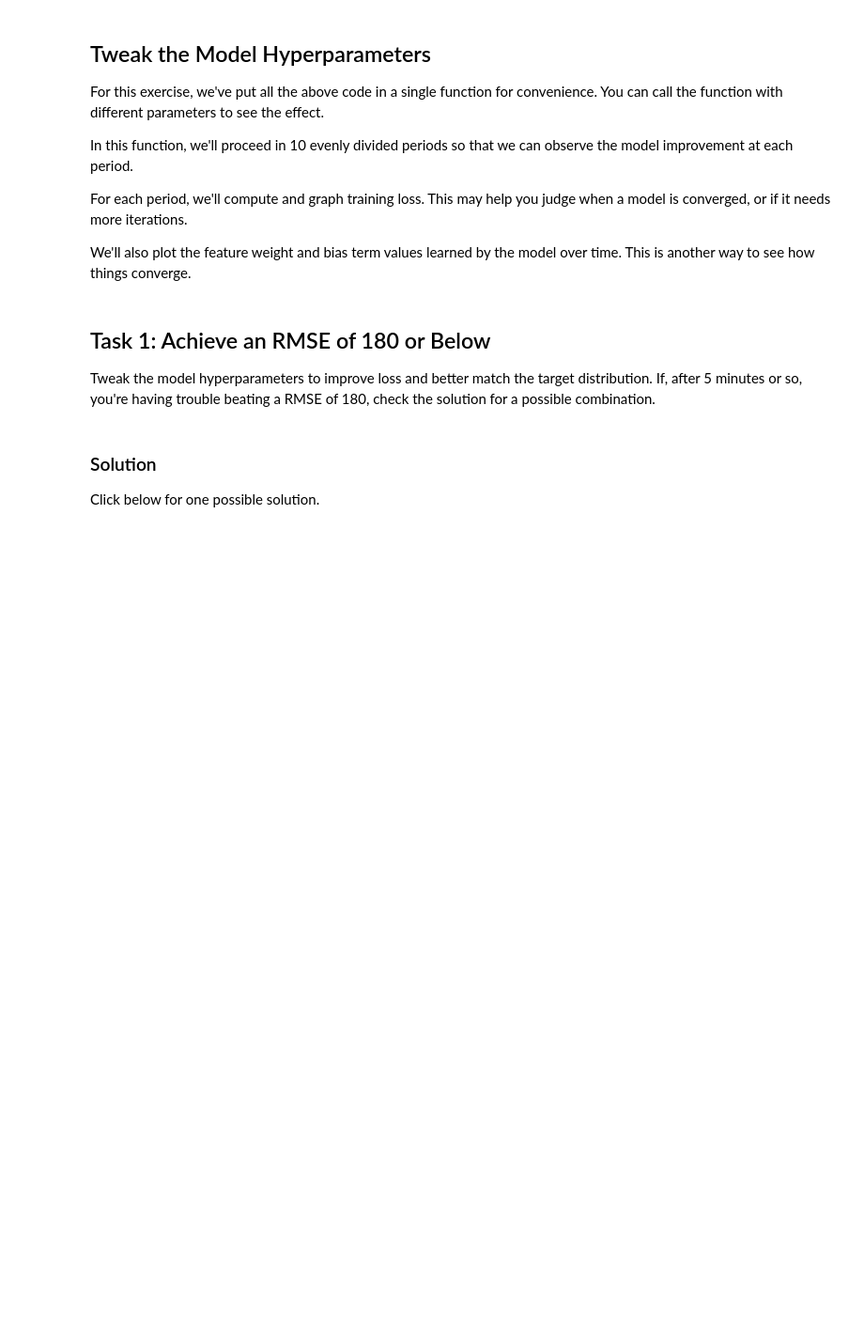
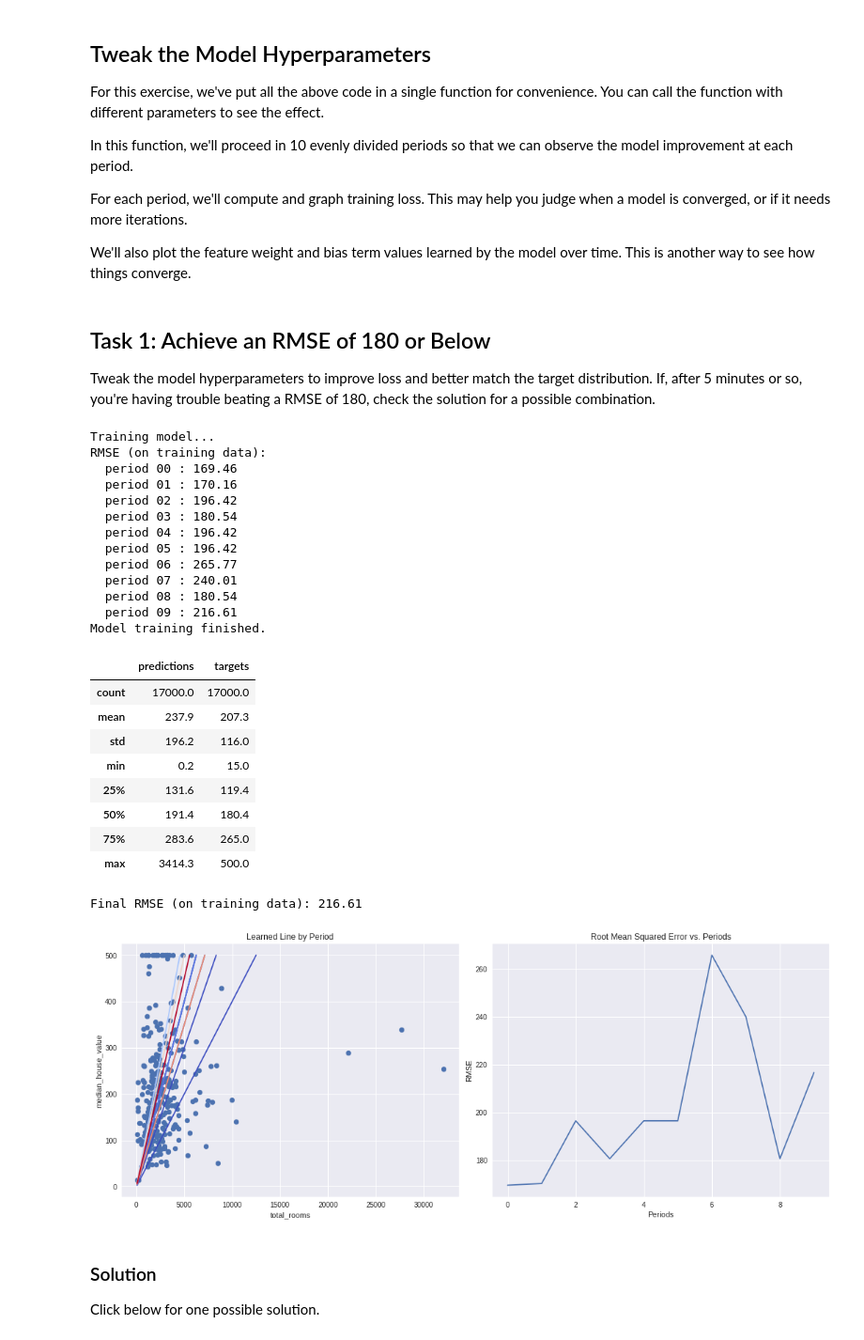
Before and after one commit to igrosny/machine-learning-crash-course, a Jupyter notebook: tensorflow/First_steps_with_tensor_flow.ipynb, the cells around one changed output. Shown at 94% size. Saved outputs shown, nothing was run; the diff lists cells and outputs as text; code cells hidden in the pictures; blank space fills up the shorter version.

```diff
--- a/tensorflow/First_steps_with_tensor_flow.ipynb
+++ b/tensorflow/First_steps_with_tensor_flow.ipynb
@@ -407,10 +426,35 @@ Tweak the model hyperparameters to improve loss and better match the target dist
 If, after 5 minutes or so, you're having trouble beating a RMSE of 180, check the solution for a possible combination.
 # %%
 train_model(
-    learning_rate=0.00001,
+    learning_rate=0.0001,
     steps=100,
     batch_size=1
 )
+# %% [output]
+Training model...
+RMSE (on training data):
+  period 00 : 169.46
+  period 01 : 170.16
+  period 02 : 196.42
+  period 03 : 180.54
+  period 04 : 196.42
+  period 05 : 196.42
+  period 06 : 265.77
+  period 07 : 240.01
+  period 08 : 180.54
+  period 09 : 216.61
+Model training finished.
+|  | predictions | targets |
+| count | 17000.0 | 17000.0 |
+| mean | 237.9 | 207.3 |
+| std | 196.2 | 116.0 |
+| min | 0.2 | 15.0 |
+| 25% | 131.6 | 119.4 |
+| 50% | 191.4 | 180.4 |
+| 75% | 283.6 | 265.0 |
+| max | 3414.3 | 500.0 |
+Final RMSE (on training data): 216.61
+[figure, added]
 # %% [markdown]
 ### Solution
 
```
Also changed, not shown: parts of 9 cells of this notebook.
